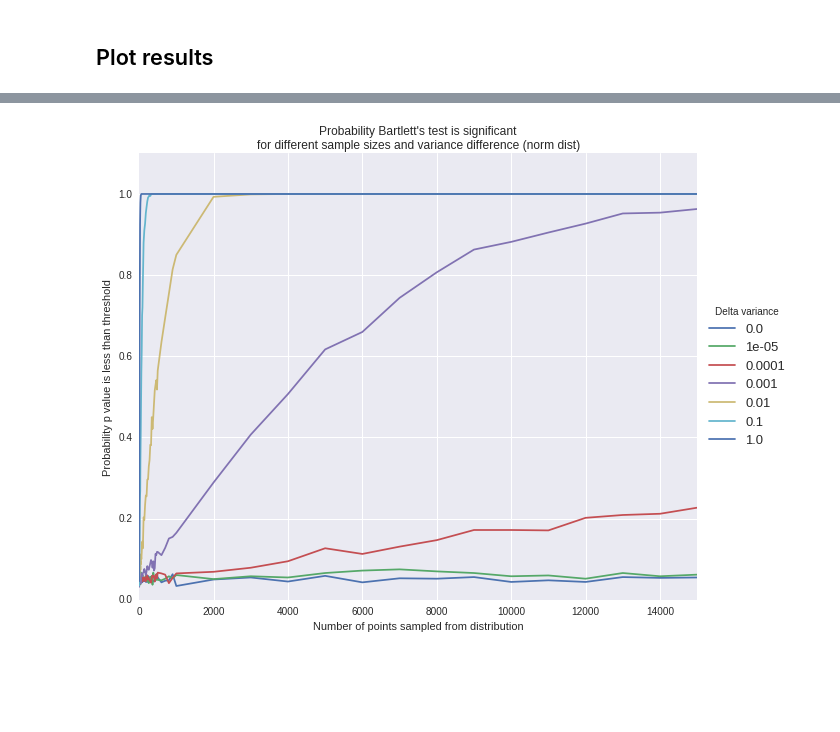
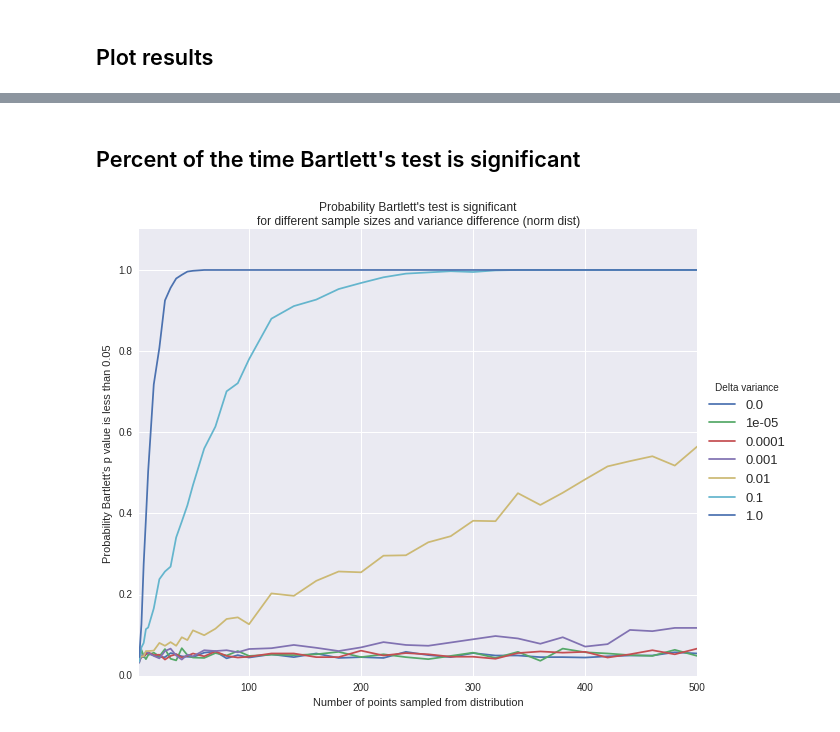
Before and after one commit to veleritas/ageing, a Jupyter notebook: analysis/gauss_simulation.ipynb, the cells around one changed output, grey strips where cells are left out. Drawn from its saved outputs; the diff is of its cells as text; code cells hidden in the pictures; blank space fills up the shorter version.

```diff
--- a/analysis/gauss_simulation.ipynb
+++ b/analysis/gauss_simulation.ipynb
@@ -59,28 +59,33 @@ plt.show()
 ## Simulation code
 # %%
 def run_trials(N, dvar, M):
-    """Run a sampling of N points from two norm distributions
-    with a delta variance of dvar M times.
+    """Sample N points from two normal distributions with a difference
+    in variance of dvar M times.
 
-    Return the percentage of times that bartlett's test is significicant
+    Return: the test statistic values, as well as the fraction of the times
+    the Bartlett's test was significant.
     """
     mu = 0
     sigma = 1
     threshold = 0.05
 
+    tvals = []
     signif = 0
     for i in range(M):
         a = np.random.normal(mu, sigma, N)
         b = np.random.normal(mu, sigma + sqrt(dvar), N)
 
         t, pval = scp.stats.bartlett(a, b)
+        tvals.append(t)
         signif += pval < threshold
 
-    return signif / M
+    return (signif/M, np.median(tvals))
 # %%
 res = []
 for N, dvar in tqdm(product(num_samp, del_var), total = len(num_samp) * len(del_var)):
-    frac_signif = run_trials(N, dvar, reps)
-    res.append((N, dvar, reps, frac_signif))
+    frac_signif, median_tval = run_trials(N, dvar, reps)
+    res.append((N, dvar, reps, frac_signif, median_tval))
 
-res = pd.DataFrame(res, columns = ["N", "dvar", "reps", "frac_signif"])
+res = pd.DataFrame(res, columns = ["N", "dvar", "reps", "frac_signif", "median_tval"])
+# %%
+res["log_med_tval"] = np.log(res["median_tval"])
@@ -87,21 +101,17 @@ res = pd.DataFrame(res, columns = ["N", "dvar", "reps", "frac_signif"])
 # %% [markdown]
 ## Plot results
 # %%
-def plot_res(res):
-    temp = res.pivot(index = "N", columns = "dvar", values = "frac_signif")
+def plot_res(res, val_col):
+    temp = res.pivot(index = "N", columns = "dvar", values = val_col)
 
     fig = temp.plot(
         kind = "line",
         figsize = (10, 8)
     )
-    fig.set_title(
-        "Probability Bartlett's test is significant\n"
-        "for different sample sizes and variance difference (norm dist)"
-    )
-    fig.set_ylabel("Probability p value is less than threshold")
-    fig.set_ylim((0, 1.1))
-    fig.set_xlabel("Number of points sampled from distribution")
+
     fig.legend(
         title = "Delta variance", fontsize = 13,
         loc = "center left", bbox_to_anchor = (1, 0.5)
     )
+
+    return fig
@@ -112,4 +118,15 @@ plot_res(res.query("N <= 500"))
-# %%
-plot_res(res)
-# %% [output]
-[figure, removed]
+# %% [markdown]
+## Percent of the time Bartlett's test is significant
+# %%
+fig = plot_res(res.query("N <= 500"), "frac_signif")
+
+fig.set_title(
+    "Probability Bartlett's test is significant\n"
+    "for different sample sizes and variance difference (norm dist)"
+)
+
+fig.set_xlabel("Number of points sampled from distribution")
+fig.set_ylabel("Probability Bartlett's p value is less than 0.05")
+fig.set_ylim((0, 1.1));
+# %% [output]
+[figure, added]
```
Also changed, not shown: parts of 8 cells of this notebook.
